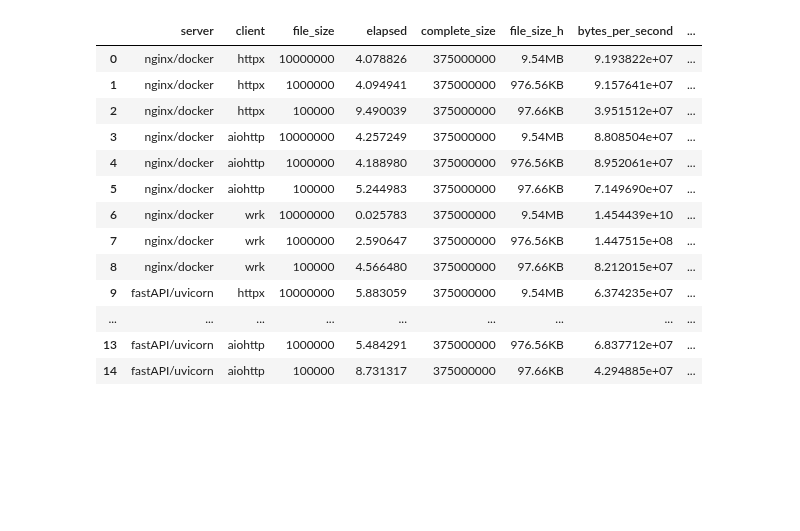
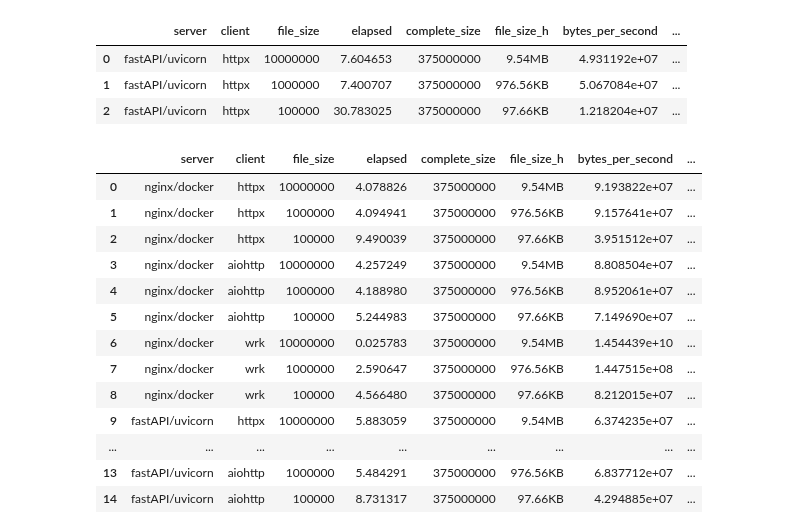
Before and after one commit to ephes/will_it_saturate, a Jupyter notebook: 06_run_benchmark.ipynb, the cells around one changed output. Saved outputs shown, nothing was run; the diff lists cells and outputs as text; code cells hidden in the pictures; blank space fills up the shorter version.

```diff
--- a/06_run_benchmark.ipynb
+++ b/06_run_benchmark.ipynb
@@ -18,10 +18,10 @@ benchmark = Benchmark(
     bandwidth=bandwidth,
     duration=3,
     file_sizes=file_sizes,
-    servers=[NginxDockerServer(), FastAPIUvicornServer()],
-    # servers=[FastAPIUvicornServer()],
-    clients=[HttpxClient(name="httpx"), AioHttpClient(name="aiohttp"), WrkClient(name="wrk")],
-    # clients=[HttpxClient(name="httpx")],
+    # servers=[NginxDockerServer(), FastAPIUvicornServer()],
+    servers=[FastAPIUvicornServer()],
+    # clients=[HttpxClient(name="httpx"), AioHttpClient(name="aiohttp"), WrkClient(name="wrk")],
+    clients=[HttpxClient(name="httpx")],
     repository=SqliteRepository.build_repository("results.db"),
 )
 benchmark.create_rows()
@@ -51,3 +43,10 @@ Wall time: 59.3 s
+# %%
+benchmark.results_frame
+# %% [output]
+|  | server | client | file_size | elapsed | complete_size | file_size_h | bytes_per_second | ... |
+| 0 | fastAPI/uvicorn | httpx | 10000000 | 7.604653 | 375000000 | 9.54MB | 4.931192e+07 | ... |
+| 1 | fastAPI/uvicorn | httpx | 1000000 | 7.400707 | 375000000 | 976.56KB | 5.067084e+07 | ... |
+| 2 | fastAPI/uvicorn | httpx | 100000 | 30.783025 | 375000000 | 97.66KB | 1.218204e+07 | ... |
 # %%
 benchmark.results_frame
 # %% [output]
```
Also changed, not shown: parts of 1 cell of this notebook, 9 other files.
